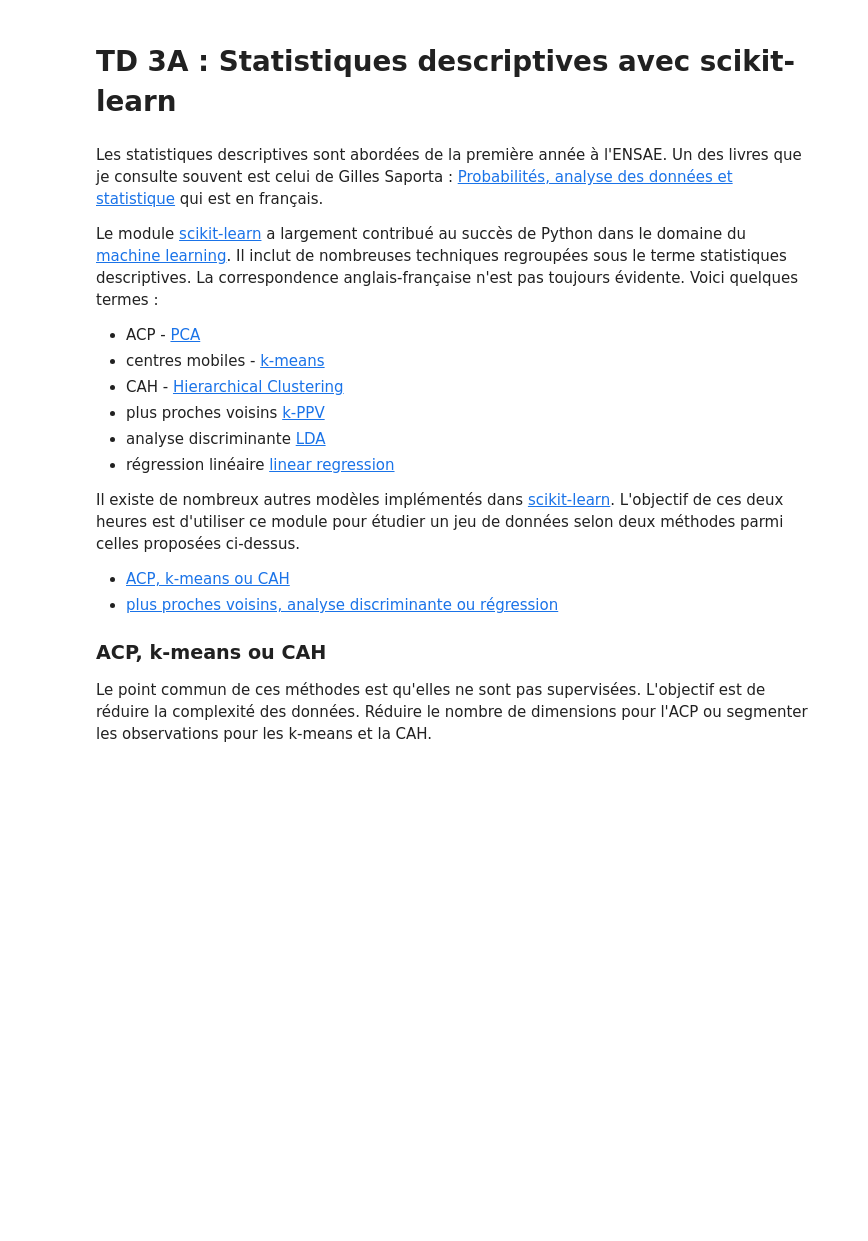
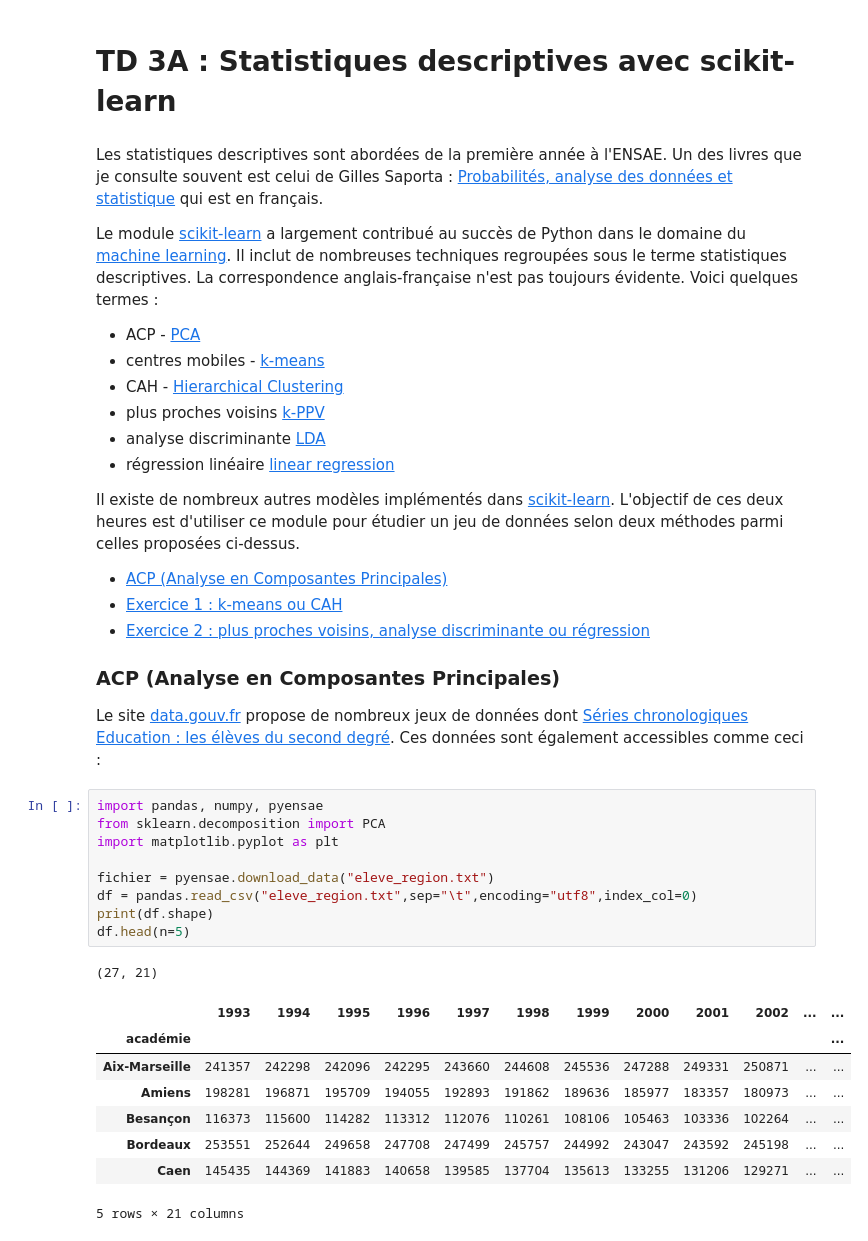
Before and after one commit to sdpython/ensae_teaching_cs, a Jupyter notebook: _doc/notebooks/td2a/td2a_cenonce_session_3A.ipynb, the cells around one changed output. Drawn from its saved outputs; the diff is of its cells as text; blank space fills up the shorter version.

```diff
--- a/_doc/notebooks/td2a/td2a_cenonce_session_3A.ipynb
+++ b/_doc/notebooks/td2a/td2a_cenonce_session_3A.ipynb
@@ -14,9 +14,29 @@ Le module [scikit-learn](http://scikit-learn.org/stable/) a largement contribué
 
 Il existe de nombreux autres modèles implémentés dans [scikit-learn](http://scikit-learn.org/stable/). L'objectif de ces deux heures est d'utiliser ce module pour étudier un jeu de données selon deux méthodes parmi celles proposées ci-dessus.
 
-* [ACP, k-means ou CAH](#exo1)
-* [plus proches voisins, analyse discriminante ou régression](#exo2)
+* [ACP (Analyse en Composantes Principales)](#PCA)
+* [Exercice 1 : k-means ou CAH](#exo1)
+* [Exercice 2 : plus proches voisins, analyse discriminante ou régression](#exo2)
 
-<h3 id="exo1">ACP, k-means ou CAH</h3>
+<h3 id="PCA">ACP (Analyse en Composantes Principales)</h3>
 
-Le point commun de ces méthodes est qu'elles ne sont pas supervisées. L'objectif est de réduire la complexité des données. Réduire le nombre de dimensions pour l'ACP ou segmenter les observations pour les k-means et la CAH.
+Le site [data.gouv.fr](https://www.data.gouv.fr/) propose de nombreux jeux de données dont [Séries chronologiques Education : les élèves du second degré](https://www.data.gouv.fr/fr/datasets/series-chronologiques-education-les-eleves-du-second-degre/). Ces données sont également accessibles comme ceci :
+# %%
+import pandas, numpy, pyensae
+from sklearn.decomposition import PCA
+import matplotlib.pyplot as plt
+
+fichier = pyensae.download_data("eleve_region.txt")
+df = pandas.read_csv("eleve_region.txt",sep="\t",encoding="utf8",index_col=0)
+print(df.shape)
+df.head(n=5)
+# %% [output]
+(27, 21)
+|  | 1993 | 1994 | 1995 | 1996 | 1997 | 1998 | 1999 | 2000 | 2001 | 2002 | ... | ... |
+| ﻿académie |  |  |  |  |  |  |  |  |  |  |  | ... |
+| Aix-Marseille | 241357 | 242298 | 242096 | 242295 | 243660 | 244608 | 245536 | 247288 | 249331 | 250871 | ... | ... |
+| Amiens | 198281 | 196871 | 195709 | 194055 | 192893 | 191862 | 189636 | 185977 | 183357 | 180973 | ... | ... |
+| Besançon | 116373 | 115600 | 114282 | 113312 | 112076 | 110261 | 108106 | 105463 | 103336 | 102264 | ... | ... |
+| Bordeaux | 253551 | 252644 | 249658 | 247708 | 247499 | 245757 | 244992 | 243047 | 243592 | 245198 | ... | ... |
+| Caen | 145435 | 144369 | 141883 | 140658 | 139585 | 137704 | 135613 | 133255 | 131206 | 129271 | ... | ... |
+5 rows × 21 columns
```
Also changed, not shown: parts of 12 cells of this notebook, 14 other files.
